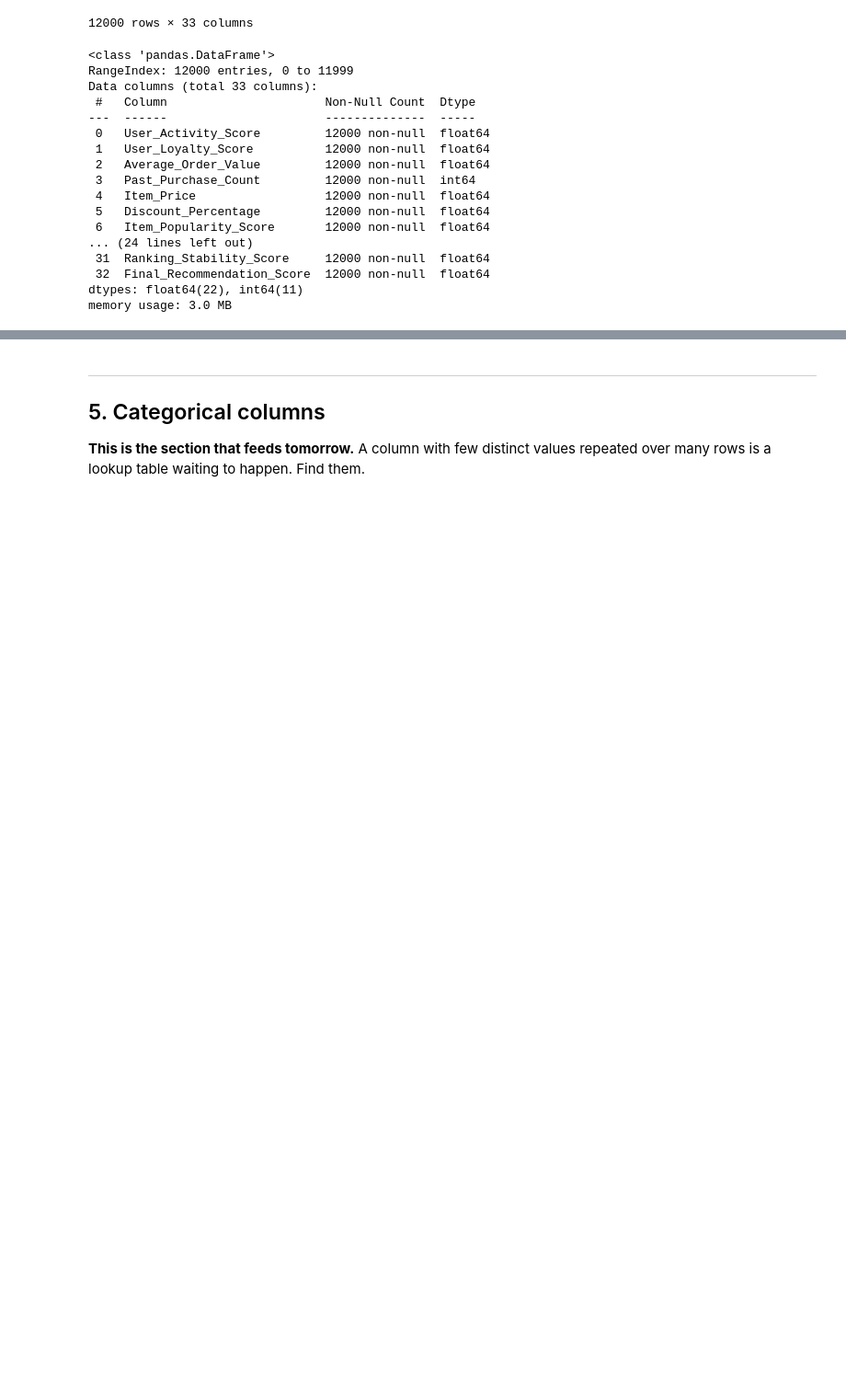
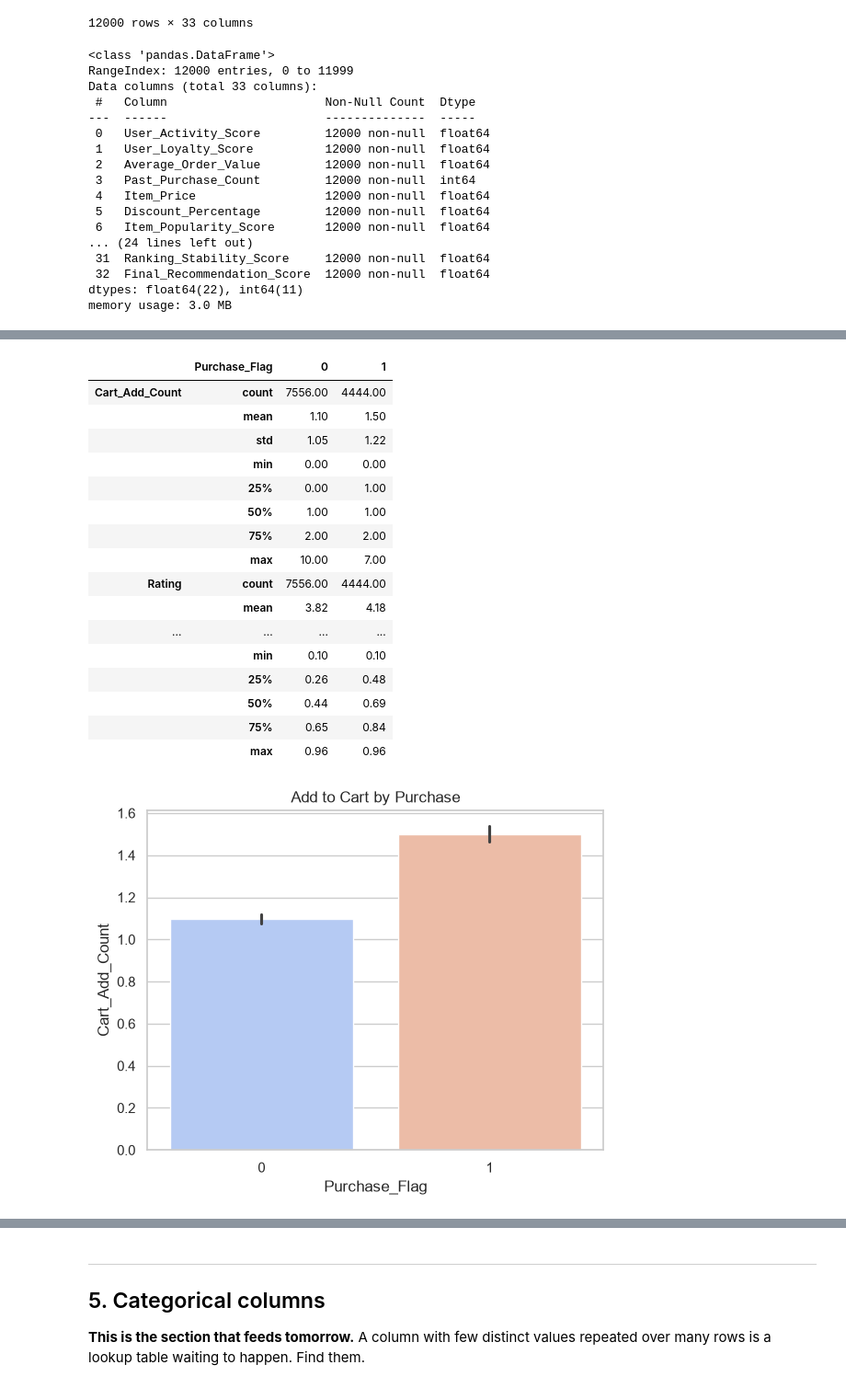
Before and after one commit to jkrstevska/project-1-eda, a Jupyter notebook: notebooks/01_eda.ipynb, the cells around one changed output, grey strips where cells are left out. Shown at 92% size. Drawn from its saved outputs; the diff is of its cells as text; code cells hidden in the pictures; blank space fills up the shorter version.

```diff
--- a/notebooks/01_eda.ipynb
+++ b/notebooks/01_eda.ipynb
@@ -251,0 +332,42 @@ The following columns will be dropped from the dataset as they are redundant.
+# %%
+#Exploring using Purchase Flag vs. Cart_Add_Count, Rating, Item_Quality_Score, Item_Popularity_Score, User_Loyalty_Score
+
+num_col = ['Cart_Add_Count','Rating', 'Item_Quality_Score', 'Item_Popularity_Score', 'User_Loyalty_Score']
+
+mean_by_purchase = df.groupby("Purchase_Flag")[num_col].describe().T.round(2) # 0 - not purchased | 1 - purchased
+display(mean_by_purchase)
+
+sns.barplot(data= df, x='Purchase_Flag', y='Cart_Add_Count', palette ='coolwarm', hue ='Purchase_Flag', legend= False)
+plt.title("Add to Cart by Purchase")
+plt.show()
+
+sns.boxplot(data= df, x='Purchase_Flag', y='Item_Quality_Score', palette ='coolwarm', hue ='Purchase_Flag', legend= False)
+plt.title("Item Quality by Purchase")
+plt.show()
+
+sns.boxplot(data= df, x='Purchase_Flag', y='Item_Popularity_Score', palette ='coolwarm', hue ='Purchase_Flag', legend= False)
+plt.title("Item Popularity by Purchase")
+plt.show()
+
+sns.boxplot(data= df, x='Purchase_Flag', y='User_Loyalty_Score', palette ='coolwarm', hue ='Purchase_Flag', legend= False)
+plt.title("User Loyalty Score by Purchase")
+plt.show()
+# %% [output]
+|  | Purchase_Flag | 0 | 1 |
+| Cart_Add_Count | count | 7556.00 | 4444.00 |
+|  | mean | 1.10 | 1.50 |
+|  | std | 1.05 | 1.22 |
+|  | min | 0.00 | 0.00 |
+|  | 25% | 0.00 | 1.00 |
+|  | 50% | 1.00 | 1.00 |
+|  | 75% | 2.00 | 2.00 |
+|  | max | 10.00 | 7.00 |
+| Rating | count | 7556.00 | 4444.00 |
+|  | mean | 3.82 | 4.18 |
+| ... | ... | ... | ... |
+|  | min | 0.10 | 0.10 |
+|  | 25% | 0.26 | 0.48 |
+|  | 50% | 0.44 | 0.69 |
+|  | 75% | 0.65 | 0.84 |
+|  | max | 0.96 | 0.96 |
+[figure, added]
```
Also changed, not shown: parts of 33 cells of this notebook, 1 other file.
